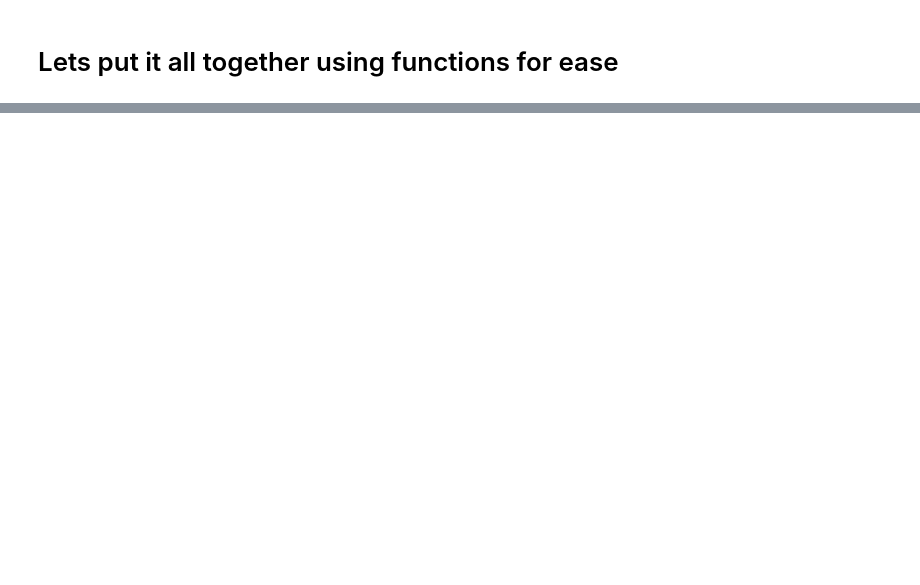
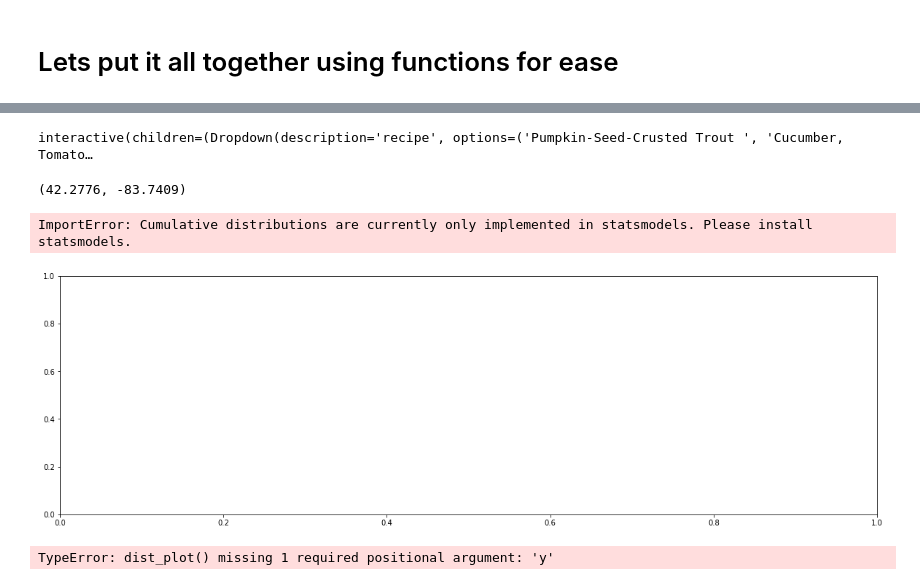
Before and after one commit to ebizuwo/MilestoneOneProject, a Jupyter notebook: app_project/MilestoneOneErmias.ipynb, the cells around one changed output, grey strips where cells are left out. Drawn from its saved outputs; the diff is of its cells as text; code cells hidden in the pictures; blank space fills up the shorter version.

```diff
--- a/app_project/MilestoneOneErmias.ipynb
+++ b/app_project/MilestoneOneErmias.ipynb
@@ -245,0 +267,70 @@ def create_map():
+# %%
+
+# start of setting stuff
+def user_dfs_latlong_from_construct(zip_):
+    zips = None
+    try:
+        zips = zip_.split(',')
+    except Exception as e:
+        pass
+
+    if zips:
+        dfs, ulat_longs, centroid = make_df_by_zip(zips)
+        # set global variable here
+        return dfs, ulat_longs, centroid
+    else:
+        df, ulat_long, centroid = make_df_by_zip(zip_)
+        # set global variable here
+        return df, ulat_long, centroid
+
+zip_ = '48109'
+recipe_ranked_ = cr.recipe_rank_zip('48109')
+
+@interact(
+    recipe=widgets.Dropdown(
+        options = recipe_ranked_['recipe']
+    )
+)
+def make_maps(recipe):
+    dfs, ulat_longs, centroid = user_dfs_latlong_from_construct(zip_)
+    bounds = get_bounds(dfs)
+    m = get_map(centroid, bounds)
+    for i,df in enumerate(dfs):
+        face_mapper(df, ulat_longs[i], m, recipe=recipe)
+    return display(m)
+#     display(make_maps('Green Bean Salad with Radishes and Prosciutto '))
+# %% [output]
+interactive(children=(Dropdown(description='recipe', options=('Pumpkin-Seed-Crusted Trout ', 'Cucumber, Tomato…
+# %%
+def dist_plot(x):
+    plt.figure(figsize=(20, 6))
+    mcdf = sns.kdeplot(x['avg_dist'], cumulative=True, shade=True, color="b").set(
+        xlabel='recipe average distance', ylabel='% recipes closer')
+    return mcdf
+
+lat_long = cr.zip_lookup_lat_long(zip_)
+print(lat_long)
+display(dist_plot(cr.recipe_rank_zip(zip_)))
+# %% [output]
+(42.2776, -83.7409)
+ImportError: Cumulative distributions are currently only implemented in statsmodels. Please install statsmodels.
+[figure, added]
+# %%
+try:
+    import statsmodels.nonparametric.api as smnp
+    _has_statsmodels = True
+except ImportError:
+    _has_statsmodels = False
+
+def dist_plot(x,y):
+    #x = recipe_frame
+    #y = current_index
+    #density = (y+1)/len(x)
+    plt.figure(figsize=(20, 6))
+    mcdf = sns.kdeplot(x['avg_dist'], cumulative=True, shade=True, color="b").set(
+        xlabel='recipe average distance', ylabel='% recipes closer')
+    plt.plot([y, y], [0, 1])
+
+display(dist_plot(cr.recipe_rank_zip(zip_)))
+# %% [output]
+TypeError: dist_plot() missing 1 required positional argument: 'y'
```
Also changed, not shown: parts of 6 cells of this notebook, 4 other files.
